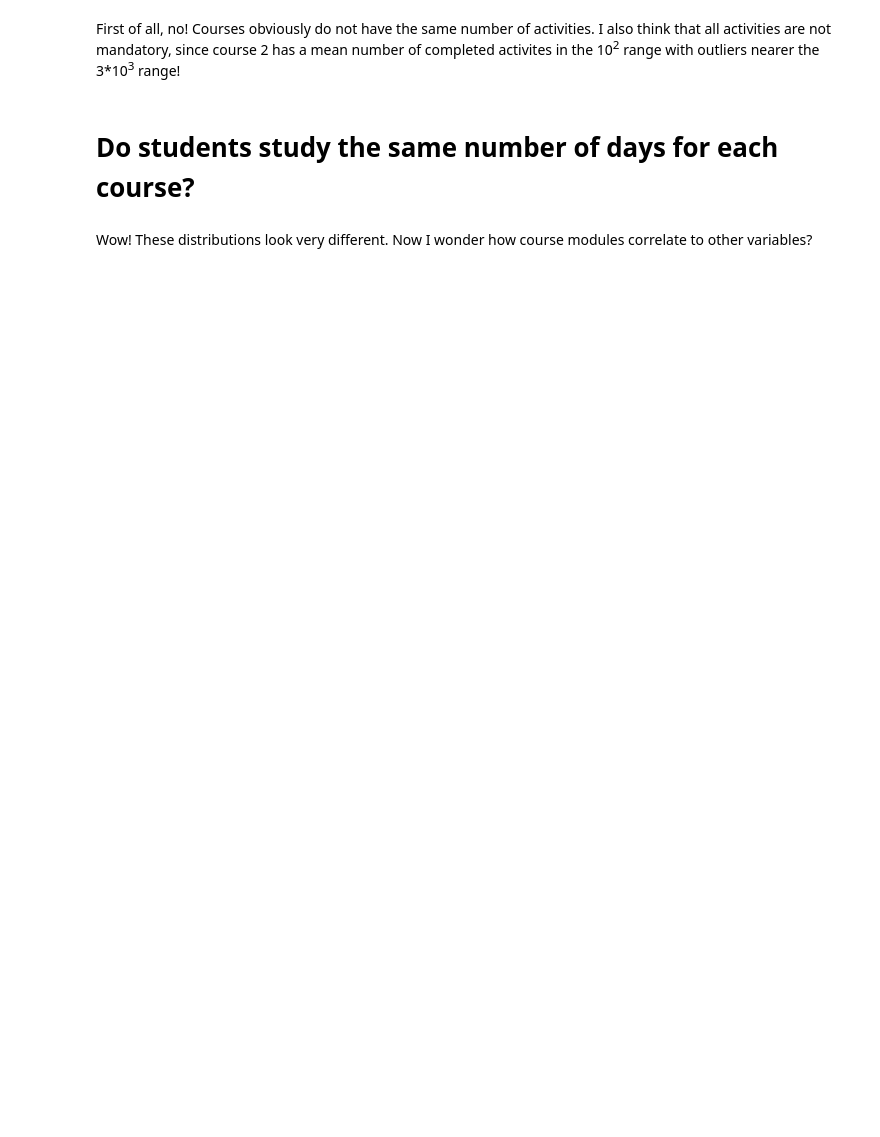
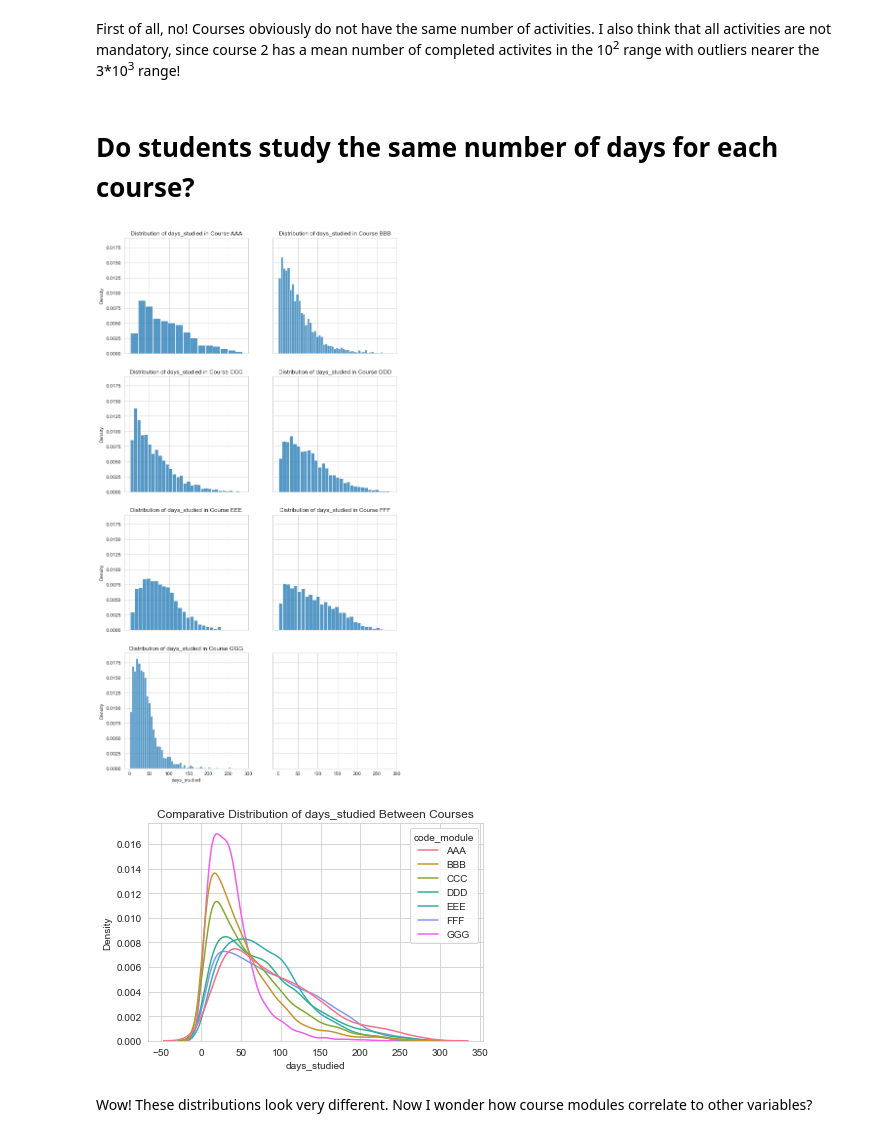
Before and after one commit to Caellwyn/ou_student_predictions, a Jupyter notebook: notebooks/OU_eda.ipynb, the cells around one changed output. Saved outputs shown, nothing was run; the diff lists cells and outputs as text; code cells hidden in the pictures; blank space fills up the shorter version.

```diff
--- a/notebooks/OU_eda.ipynb
+++ b/notebooks/OU_eda.ipynb
@@ -141,6 +199,9 @@ First of all, no!  Courses obviously do not have the same number of activities.
 # %% [markdown]
 # Do students study the same number of days for each course?
 # %%
-dist_by_course(regs'days_studied')
+dist_by_course(regs,'days_studied')
+# %% [output]
+[figure, added]
+[figure, added]
 # %% [markdown]
 Wow!  These distributions look very different.  Now I wonder how course modules correlate to other variables?
```
Also changed, not shown: parts of 14 cells of this notebook, 16 other files.
